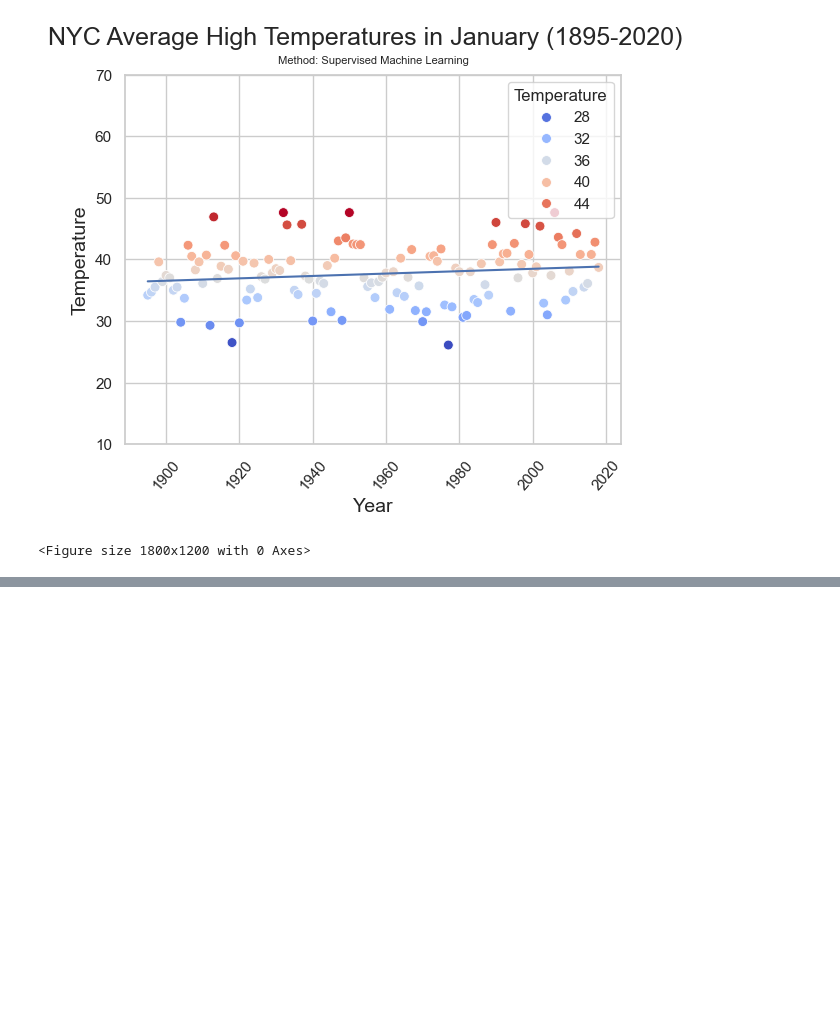
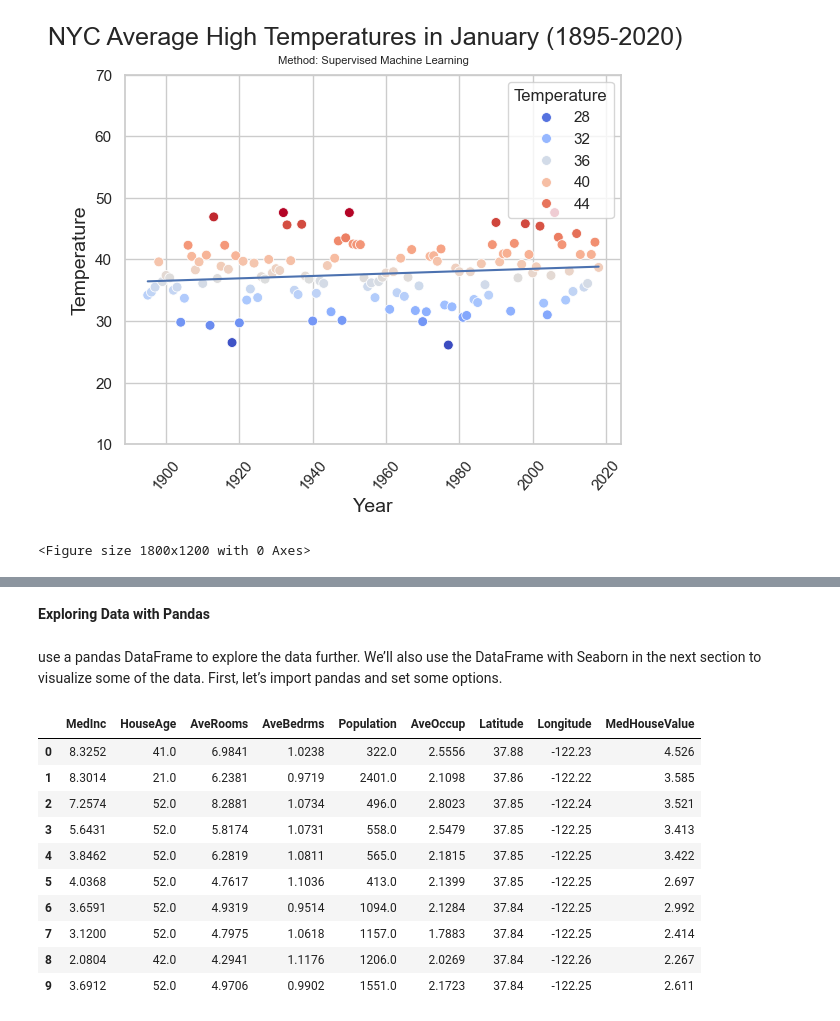
Before and after one commit to Priyankanaskar/Datafun-07-applied, a Jupyter notebook: priyanka_ml.ipynb, the cells around one changed output, grey strips where cells are left out. Drawn from its saved outputs; the diff is of its cells as text; code cells hidden in the pictures; blank space fills up the shorter version.

```diff
--- a/priyanka_ml.ipynb
+++ b/priyanka_ml.ipynb
@@ -365,0 +460,3 @@ plt.figure(figsize=(18, 12))
+# %%
+from sklearn.datasets import fetch_california_housing
+california = fetch_california_housing()
@@ -365,0 +506,17 @@ plt.figure(figsize=(18, 12))
+# %% [markdown]
+**Exploring Data with Pandas**
+# %% [markdown]
+use a pandas DataFrame to explore the data further. We’ll also use the DataFrame with Seaborn in the next section to visualize some of the data. First, let’s import pandas and set some options.
+# %%
+import pandas as pd
+# Maximum number of digits to display to the right of the decimal point
+
+pd.set_option('display.precision', 4)
+
+# Maximum number of columns to display in DataFrame's output string rep
+
+pd.set_option('display.max_columns', 9)
+
+# Telling pandas to autodetect width
+
+pd.set_option('display.width', None)
@@ -365,0 +532,16 @@ plt.figure(figsize=(18, 12))
+# %%
+# display all the columns left-to-right
+
+california_df.head(10)
+# %% [output]
+|  | MedInc | HouseAge | AveRooms | AveBedrms | Population | AveOccup | Latitude | Longitude | MedHouseValue |
+| 0 | 8.3252 | 41.0 | 6.9841 | 1.0238 | 322.0 | 2.5556 | 37.88 | -122.23 | 4.526 |
+| 1 | 8.3014 | 21.0 | 6.2381 | 0.9719 | 2401.0 | 2.1098 | 37.86 | -122.22 | 3.585 |
+| 2 | 7.2574 | 52.0 | 8.2881 | 1.0734 | 496.0 | 2.8023 | 37.85 | -122.24 | 3.521 |
+| 3 | 5.6431 | 52.0 | 5.8174 | 1.0731 | 558.0 | 2.5479 | 37.85 | -122.25 | 3.413 |
+| 4 | 3.8462 | 52.0 | 6.2819 | 1.0811 | 565.0 | 2.1815 | 37.85 | -122.25 | 3.422 |
+| 5 | 4.0368 | 52.0 | 4.7617 | 1.1036 | 413.0 | 2.1399 | 37.85 | -122.25 | 2.697 |
+| 6 | 3.6591 | 52.0 | 4.9319 | 0.9514 | 1094.0 | 2.1284 | 37.84 | -122.25 | 2.992 |
+| 7 | 3.1200 | 52.0 | 4.7975 | 1.0618 | 1157.0 | 1.7883 | 37.84 | -122.25 | 2.414 |
+| 8 | 2.0804 | 42.0 | 4.2941 | 1.1176 | 1206.0 | 2.0269 | 37.84 | -122.26 | 2.267 |
+| 9 | 3.6912 | 52.0 | 4.9706 | 0.9902 | 1551.0 | 2.1723 | 37.84 | -122.25 | 2.611 |
```
Also changed, not shown: parts of 61 cells of this notebook.
